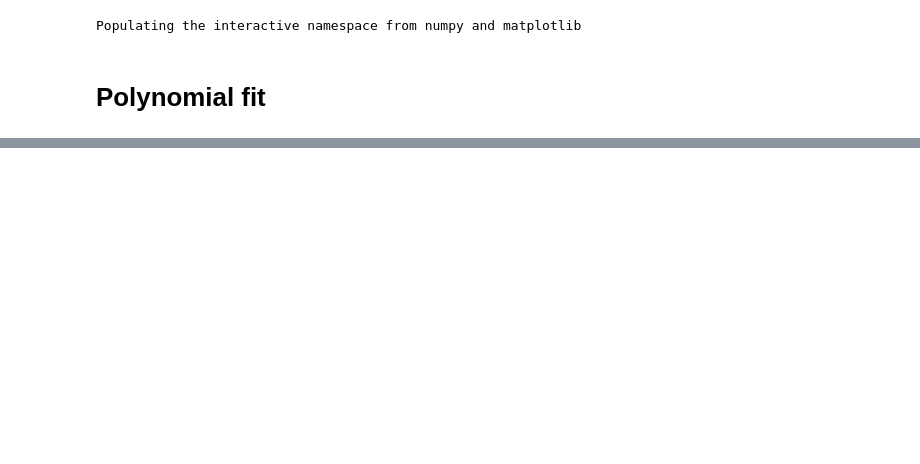
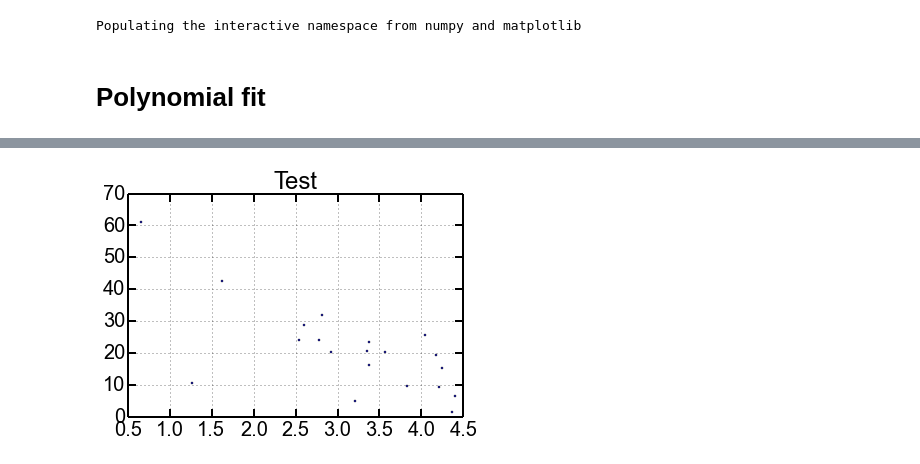
Before and after one commit to OrielBanne/myIPythonNotebooks, a Jupyter notebook: Optimization/Polynomial regression.ipynb, the cells around one changed output, grey strips where cells are left out. Cells and saved outputs as stored; diff of their text form; code cells hidden in the pictures; blank space fills up the shorter version.

```diff
--- a/Optimization/Polynomial regression.ipynb
+++ b/Optimization/Polynomial regression.ipynb
@@ -47,0 +68,5 @@ Pol. deg 9 -> 0.883026
+# %%
+plt.plot(xtest, ytest, 'bo', ms=2)
+plt.title('Test');
+# %% [output]
+[figure, added]
```
Also changed, not shown: parts of 17 cells of this notebook.
